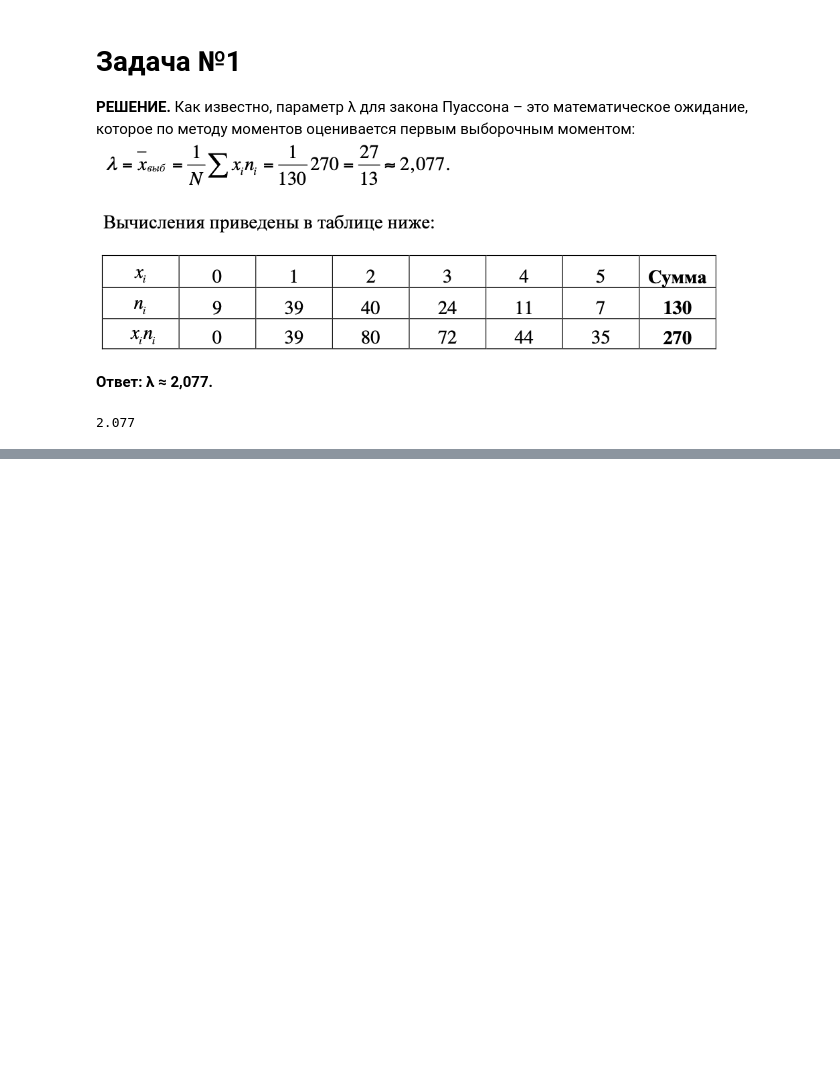
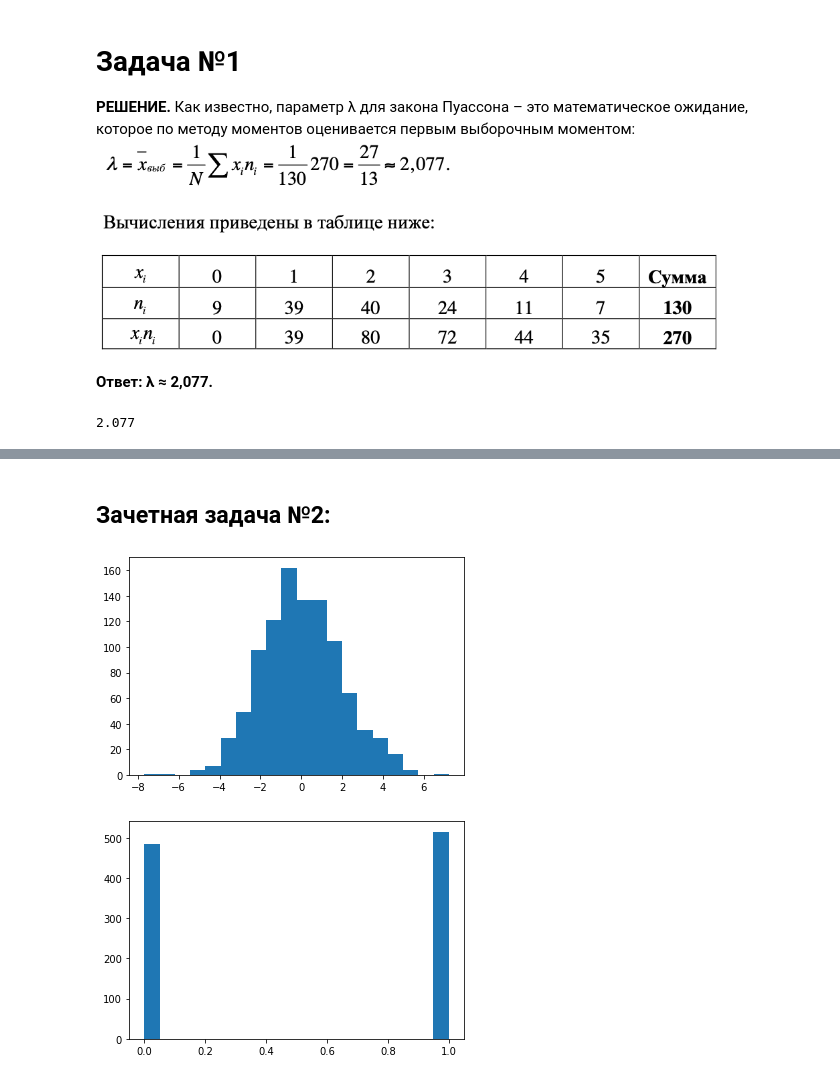
Before and after one commit to Groupac/Collab, a Jupyter notebook: 3ПМ_Петросян_Валентина.ipynb, the cells around one changed output, grey strips where cells are left out. Saved outputs shown, nothing was run; the diff lists cells and outputs as text; code cells hidden in the pictures; blank space fills up the shorter version.

```diff
--- a/3ПМ_Петросян_Валентина.ipynb
+++ b/3ПМ_Петросян_Валентина.ipynb
@@ -30,0 +102,22 @@ print(round(L,3))
+# %% [markdown]
+## Зачетная задача №2:
+# %%
+import pandas as pd
+import numpy as np
+import matplotlib.pyplot as plt
+from sklearn.linear_model import LinearRegression
+from sklearn.metrics import mean_squared_error
+#Загружаем данные в DataFrame
+df = pd.read_csv('https://raw.githubusercontent.com/andrey-gl/study2020/master/data/regr3.csv')
+#Отделяем независимые переменные
+x = df.iloc[:,2:]
+#Отделяем зависимую Y
+y = df.iloc[:,1]
+#Построим гистограммы независимых переменных, чтобы посмотреть на их распределение
+plt.hist(x['x1'], bins=20)
+plt.show()
+plt.hist(x['x2'], bins=20)
+plt.show()
+# %% [output]
+[figure, added]
+[figure, added]
```
Also changed, not shown: parts of 2 cells of this notebook.
